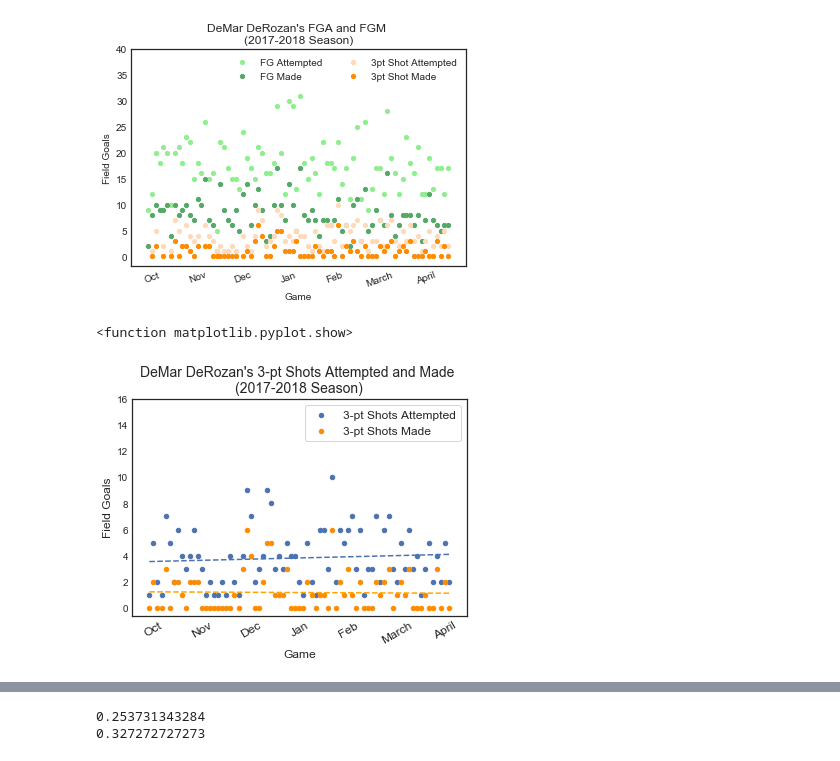
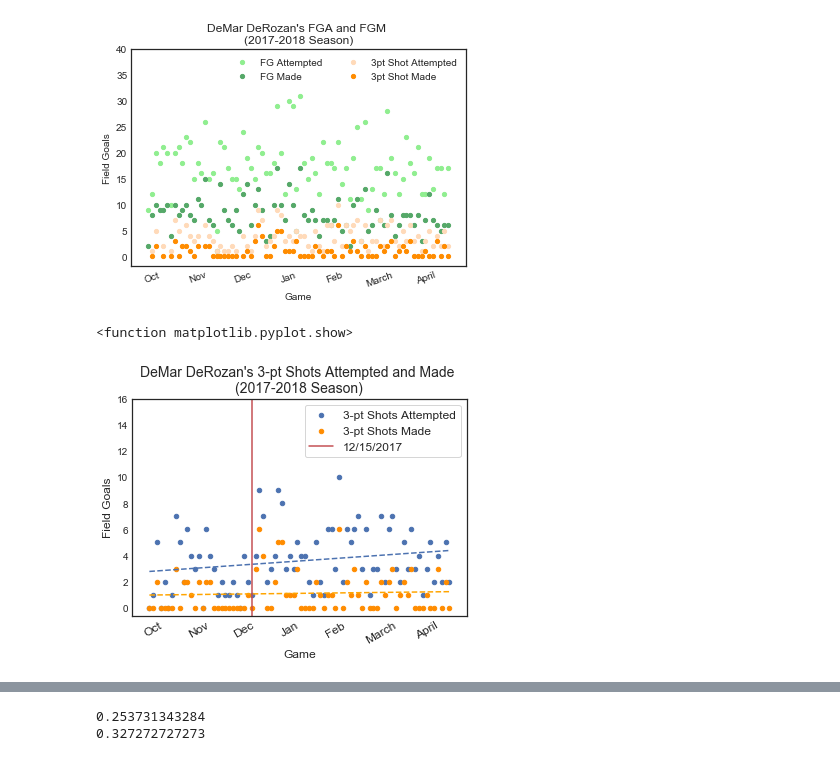
Before and after one commit to zstatmanweil/NBAExperiments, a Jupyter notebook: ShotChart/DeMarDeRozan3ptAnalysis.ipynb, the cells around one changed output, grey strips where cells are left out. Cells and saved outputs as stored; diff of their text form; code cells hidden in the pictures.

```diff
--- a/ShotChart/DeMarDeRozan3ptAnalysis.ipynb
+++ b/ShotChart/DeMarDeRozan3ptAnalysis.ipynb
@@ -291,0 +264,19 @@ display(threes_summary.head(5))
+# %%
+#Create a summary table of 3pt shots made and 3pt shots attempted
+threes_summary = pd.pivot_table(three_df, index = "GAME_DATE", values = ["SHOT_ATTEMPTED_FLAG", "SHOT_MADE_FLAG"],  aggfunc = np.sum)
+threes_summary["GAME_DATE_INT"] = threes_summary.index.astype('int64')
+threes_summary[["STR_DATE"]] = threes_summary[['GAME_DATE_INT']].applymap(str).applymap(lambda s: "{}/{}/{}".format(s[4:6],s[6:], s[0:4]))
+
+#Create a summary table of FGM and FGA
+shot_summary = pd.pivot_table(shot_df, index = "GAME_DATE", values = ["SHOT_ATTEMPTED_FLAG", "SHOT_MADE_FLAG"],  aggfunc = np.sum)
+shot_summary["GAME_DATE_INT"] = shot_summary.index.astype('int64')
+shot_summary[["STR_DATE"]] = shot_summary[['GAME_DATE_INT']].applymap(str).applymap(lambda s: "{}/{}/{}".format(s[4:6],s[6:], s[0:4]))
+shot_summary["THREES_ATTEMPTED"] = threes_summary["SHOT_ATTEMPTED_FLAG"]
+shot_summary["THREES_MADE"] = threes_summary["SHOT_MADE_FLAG"]
+shot_summary = shot_summary.fillna(value=0)
+##NOTE TO SELF: Add column of 3pt shots made and attempted because my summary of all threes taken below does not have a row
+#for games where no three was taken
+
+display(shot_summary.head(27))
+display(threes_summary.head(5))
+len(shot_summary)
@@ -321,48 +339,51 @@ plt.show
 # %%
 import calendar
 from matplotlib.offsetbox import  OffsetImage
 from scipy import stats
 
 # Create a graph showing 3pt shots attempted, 3p shots made
 fig, ax = plt.subplots()
-TA = plt.scatter(threes_summary.STR_DATE, threes_summary.SHOT_ATTEMPTED_FLAG, color="b", s=20)
-TM = plt.scatter(threes_summary.STR_DATE, threes_summary.SHOT_MADE_FLAG, color="darkorange", s=20)
+TA = plt.scatter(shot_summary.STR_DATE, shot_summary.THREES_ATTEMPTED, color="b", s=20)
+TM = plt.scatter(shot_summary.STR_DATE, shot_summary.THREES_MADE, color="darkorange", s=20)
 
 # Label the axes
 plt.xlabel("Game", fontsize=12)
 plt.ylabel("Field Goals", fontsize=12)
 
+# Add a trendline for 3pt Shots Attempted
+z = np.polyfit(range(0,80), shot_summary.THREES_ATTEMPTED, 1)
+p = np.poly1d(z)
+plt.plot(range(0,80),p(range(0,80)),"b--")
+
+# Add a trendline for 3pt Shots Made
+z = np.polyfit(range(0,80), shot_summary.THREES_MADE, 1)
+p = np.poly1d(z)
+plt.plot(range(0,80),p(range(0,80)), color='orange', linestyle='--')
+
+#add red line on 12/15/2017
+meeting_date = plt.axvline(x=27, color = 'r')
+
+# Adjust tick marks
+plt.xticks(np.arange(1, 80, step=12), ("Oct", "Nov", "Dec", "Jan", "Feb", "March", "April"), rotation=30, fontsize=12)
+plt.yticks(np.arange(0, 18, step=2))
+
 # Add a title and legend
 plt.title("DeMar DeRozan's 3-pt Shots Attempted and Made \n(2017-2018 Season)", fontsize=14)
-plt.legend((TA, TM),
-           ('3-pt Shots Attempted', '3-pt Shots Made'),
+plt.legend((TA, TM, meeting_date),
+           ('3-pt Shots Attempted', '3-pt Shots Made', "12/15/2017"),
            scatterpoints=1,
            loc='upper right',
            ncol=1,
            fontsize=12,
            frameon=True)
-
-# Add a trendline for 3pt Shots Attempted
-z = np.polyfit(range(0,75), threes_summary.SHOT_ATTEMPTED_FLAG, 1)
-p = np.poly1d(z)
-plt.plot(range(0,75),p(range(0,75)),"b--")
-
-# Add a trendline for 3pt Shots Made
-z = np.polyfit(range(0,75), threes_summary.SHOT_MADE_FLAG, 1)
-p = np.poly1d(z)
-plt.plot(range(0,75),p(range(0,75)), color='orange', linestyle='--')
-
-# Adjust tick marks
-plt.xticks(np.arange(1, 82, step=12), ("Oct", "Nov", "Dec", "Jan", "Feb", "March", "April"), rotation=30, fontsize=12)
-plt.yticks(np.arange(0, 18, step=2))
 
 # Add shot chart
 # shot_chart_img = plt.imread("DD_3pt_ShotChart.png")
 # img = OffsetImage(shot_chart_img, zoom=0.1)
 # img.set_offset((500, 50))
 # ax.add_artist(img)
 
 plt.show
 # %% [output]
 <function matplotlib.pyplot.show>
-[figure, old version]
+[figure, new version]
```
Also changed, not shown: parts of 9 cells of this notebook, 1 other file.
